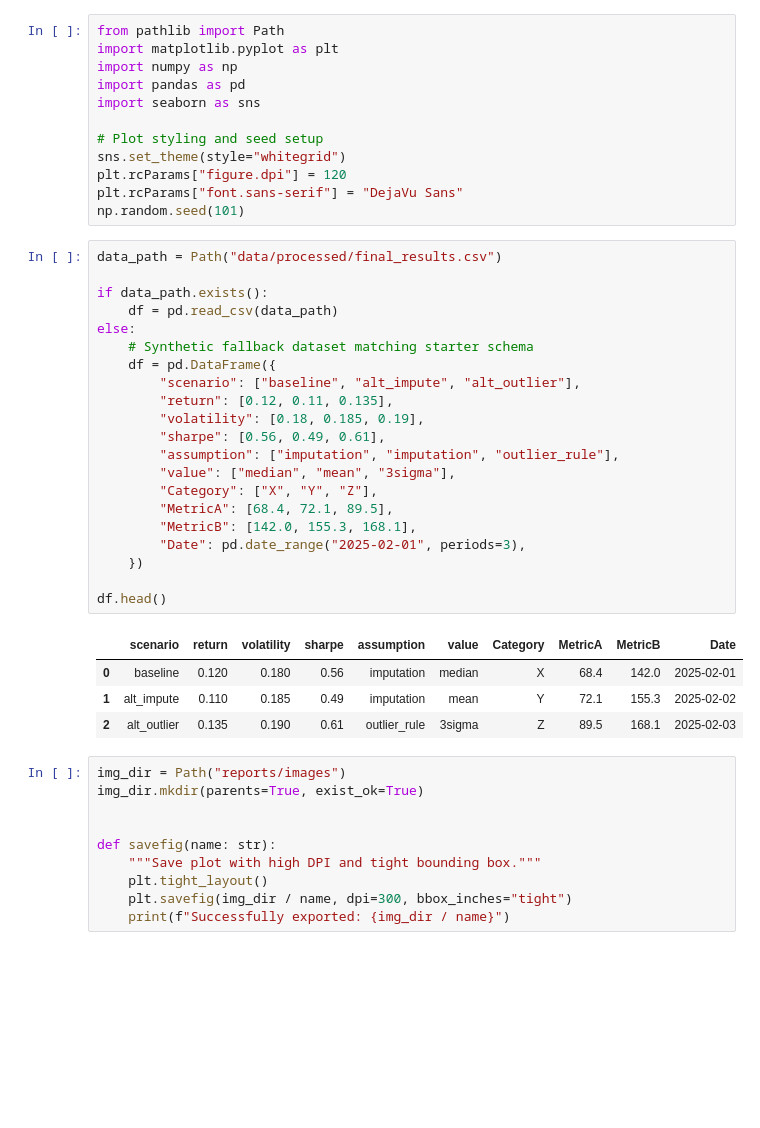
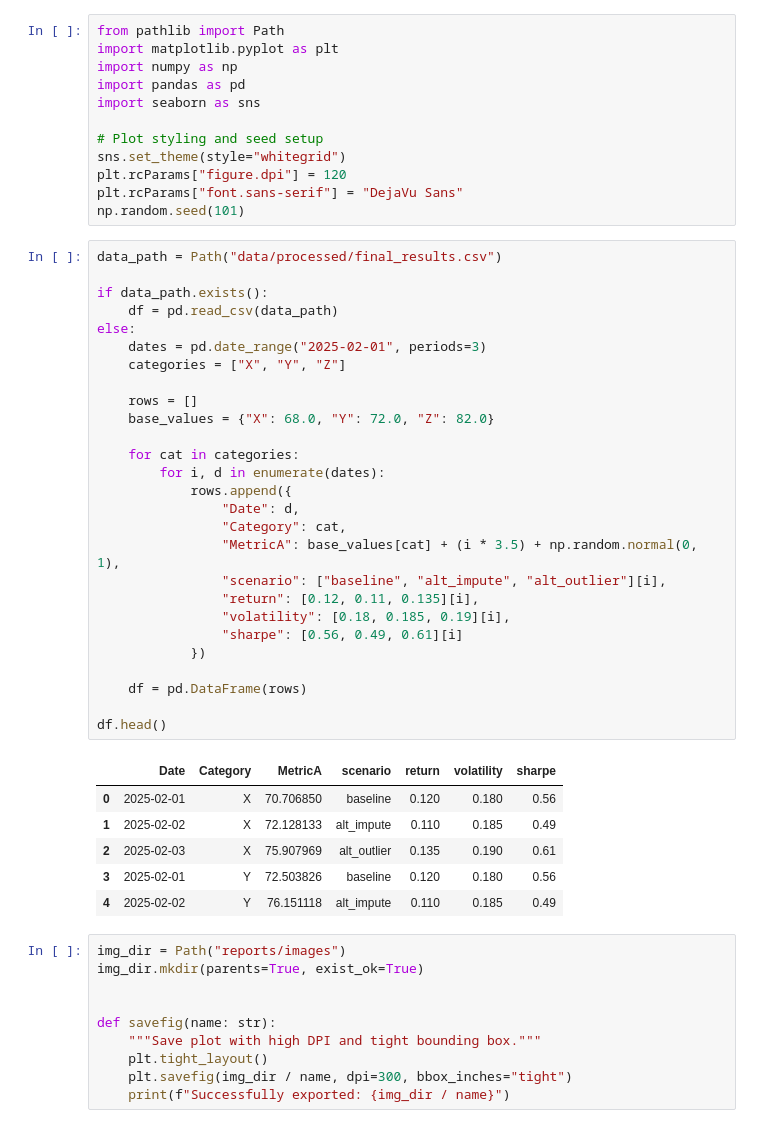
Before and after one commit to ziyuli-0229/bootcamp_Ziyu_Li, a Jupyter notebook: homework/homework12/homework12_results-reporting-delivery-design_submission.ipynb, the cells around one changed output. Cells and saved outputs as stored; diff of their text form; blank space fills up the shorter version.

```diff
--- a/homework/homework12/homework12_results-reporting-delivery-design_submission.ipynb
+++ b/homework/homework12/homework12_results-reporting-delivery-design_submission.ipynb
@@ -20,29 +20,37 @@ np.random.seed(101)
 # %%
 data_path = Path("data/processed/final_results.csv")
 
 if data_path.exists():
     df = pd.read_csv(data_path)
 else:
-    # Synthetic fallback dataset matching starter schema
-    df = pd.DataFrame({
-        "scenario": ["baseline", "alt_impute", "alt_outlier"],
-        "return": [0.12, 0.11, 0.135],
-        "volatility": [0.18, 0.185, 0.19],
-        "sharpe": [0.56, 0.49, 0.61],
-        "assumption": ["imputation", "imputation", "outlier_rule"],
-        "value": ["median", "mean", "3sigma"],
-        "Category": ["X", "Y", "Z"],
-        "MetricA": [68.4, 72.1, 89.5],
-        "MetricB": [142.0, 155.3, 168.1],
-        "Date": pd.date_range("2025-02-01", periods=3),
-    })
+    dates = pd.date_range("2025-02-01", periods=3)
+    categories = ["X", "Y", "Z"]
+
+    rows = []
+    base_values = {"X": 68.0, "Y": 72.0, "Z": 82.0}
+
+    for cat in categories:
+        for i, d in enumerate(dates):
+            rows.append({
+                "Date": d,
+                "Category": cat,
+                "MetricA": base_values[cat] + (i * 3.5) + np.random.normal(0, 1),
+                "scenario": ["baseline", "alt_impute", "alt_outlier"][i],
+                "return": [0.12, 0.11, 0.135][i],
+                "volatility": [0.18, 0.185, 0.19][i],
+                "sharpe": [0.56, 0.49, 0.61][i]
+            })
+
+    df = pd.DataFrame(rows)
 
 df.head()
 # %% [output]
-|  | scenario | return | volatility | sharpe | assumption | value | Category | MetricA | MetricB | Date |
-| 0 | baseline | 0.120 | 0.180 | 0.56 | imputation | median | X | 68.4 | 142.0 | 2025-02-01 |
-| 1 | alt_impute | 0.110 | 0.185 | 0.49 | imputation | mean | Y | 72.1 | 155.3 | 2025-02-02 |
-| 2 | alt_outlier | 0.135 | 0.190 | 0.61 | outlier_rule | 3sigma | Z | 89.5 | 168.1 | 2025-02-03 |
+|  | Date | Category | MetricA | scenario | return | volatility | sharpe |
+| 0 | 2025-02-01 | X | 70.706850 | baseline | 0.120 | 0.180 | 0.56 |
+| 1 | 2025-02-02 | X | 72.128133 | alt_impute | 0.110 | 0.185 | 0.49 |
+| 2 | 2025-02-03 | X | 75.907969 | alt_outlier | 0.135 | 0.190 | 0.61 |
+| 3 | 2025-02-01 | Y | 72.503826 | baseline | 0.120 | 0.180 | 0.56 |
+| 4 | 2025-02-02 | Y | 76.151118 | alt_impute | 0.110 | 0.185 | 0.49 |
 # %%
 img_dir = Path("reports/images")
 img_dir.mkdir(parents=True, exist_ok=True)
```
Also changed, not shown: parts of 1 cell of this notebook, 3 other files.
